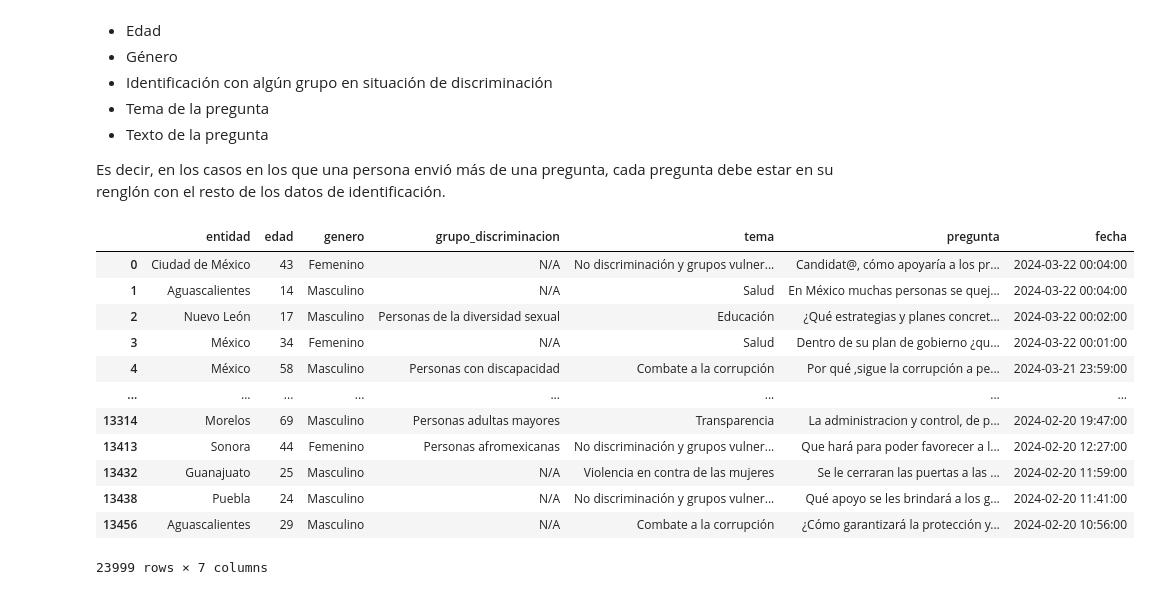
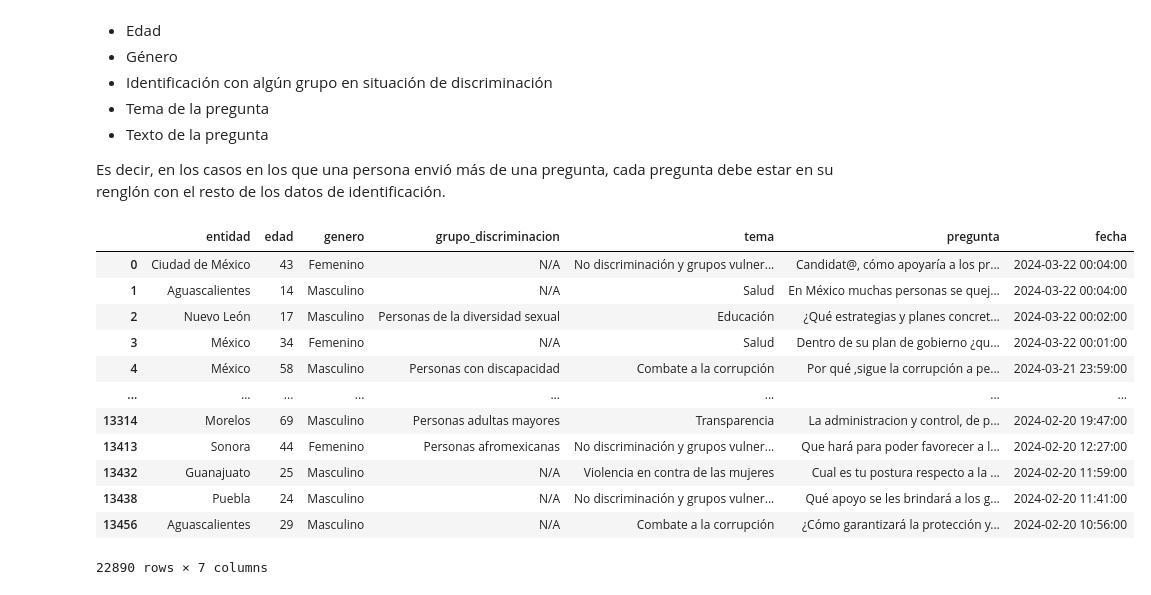
Before and after one commit to Rluthen/proyecto_mineria_p2024, a Jupyter notebook: 1_limpieza.ipynb, the cells around one changed output. Cells and saved outputs as stored; diff of their text form; code cells hidden in the pictures.

```diff
--- a/1_limpieza.ipynb
+++ b/1_limpieza.ipynb
@@ -20,6 +20,9 @@ En el caso del dataset entregado por el INE, estos principios, sobre todo el nú
 Es decir, en los casos en los que una persona envió más de una pregunta, cada pregunta debe estar en su renglón con el resto de los datos de identificación.
 # %%
 import pandas as pd
+
+def repetido(s, char):
+    return s.count(char) > 1
 
 crudo_df = pd.read_excel('./Base_PreguntasFormulario-1erDebatePresidencial2024.xlsx')
 
@@ -51,34 +54,45 @@ crudo_df.rename(columns = {
     }, inplace = True)
 
 todo_preguntas = []
 todo_preguntas.append(crudo_df[['entidad', 'edad', 'genero', 'grupo_discriminacion', 'tema','pregunta', 'fecha']])
 
 #Asignación de los Archivos a la Lista
 for idx in range(2, 6+1):
     todo_preguntas.append(crudo_df[['entidad', 'edad', 'genero', 'grupo_discriminacion', 'tema'+str(idx),'pregunta'+str(idx), 'fecha']].rename(columns={'tema'+str(idx): 'tema', 'pregunta'+str(idx): 'pregunta'}))
 
 #Concatenación de los Elementos de la Lista a un DataFrame
 limpio_df = pd.concat(todo_preguntas)
 limpio_df = limpio_df.dropna()
 
 limpio_df['grupo_discriminacion'] = limpio_df['grupo_discriminacion'].str.replace('Selecciona','N/A')
 limpio_df['fecha'] = limpio_df['fecha'].replace({'enero': '01', 'febrero': '02', 'marzo': '03', 'abril': '04', 'mayo': '05', 'junio': '06', 'julio': '07', 'agosto': '08', 'septiembre': '09', 'octubre': '10', 'noviembre': '11', 'diciembre': '12'}, regex=True)
 limpio_df['fecha'] = pd.to_datetime(limpio_df['fecha'], format='%d %m, %Y %I:%M %p')
 limpio_df.drop_duplicates(inplace=True)
+
+for index, fila in limpio_df.iterrows():
+    if repetido(fila['pregunta'], '?'):
+        pos_pregunta = fila['pregunta'].find('?')
+        restante = limpio_df.loc[index].copy()
+        restante['pregunta'] = fila['pregunta'][pos_pregunta+1:]
+        pregunta_limpia = limpio_df.loc[index].copy()
+        pregunta_limpia['pregunta'] = fila['pregunta'][:pos_pregunta+1]
+        limpio_df.loc[index] = pregunta_limpia
+        limpio_df.append(restante, ignore_index=True)
+
 display(limpio_df)
 
 limpio_df.to_csv('./Base_limpia.csv', index=False)
 # %% [output]
 |  | entidad | edad | genero | grupo_discriminacion | tema | pregunta | fecha |
 | 0 | Ciudad de México | 43 | Femenino | N/A | No discriminación y grupos vulner... | Candidat@, cómo apoyaría a los pr... | 2024-03-22 00:04:00 |
 | 1 | Aguascalientes | 14 | Masculino | N/A | Salud | En México muchas personas se quej... | 2024-03-22 00:04:00 |
 | 2 | Nuevo León | 17 | Masculino | Personas de la diversidad sexual | Educación | ¿Qué estrategias y planes concret... | 2024-03-22 00:02:00 |
 | 3 | México | 34 | Femenino | N/A | Salud | Dentro de su plan de gobierno ¿qu... | 2024-03-22 00:01:00 |
 | 4 | México | 58 | Masculino | Personas con discapacidad | Combate a la corrupción | Por qué ,sigue la corrupción a pe... | 2024-03-21 23:59:00 |
 | ... | ... | ... | ... | ... | ... | ... | ... |
 | 13314 | Morelos | 69 | Masculino | Personas adultas mayores | Transparencia | La administracion y control, de p... | 2024-02-20 19:47:00 |
 | 13413 | Sonora | 44 | Femenino | Personas afromexicanas | No discriminación y grupos vulner... | Que hará para poder favorecer a l... | 2024-02-20 12:27:00 |
-| 13432 | Guanajuato | 25 | Masculino | N/A | Violencia en contra de las mujeres | Se le cerraran las puertas a las ... | 2024-02-20 11:59:00 |
+| 13432 | Guanajuato | 25 | Masculino | N/A | Violencia en contra de las mujeres | Cual es tu postura respecto a la ... | 2024-02-20 11:59:00 |
 | 13438 | Puebla | 24 | Masculino | N/A | No discriminación y grupos vulner... | Qué apoyo se les brindará a los g... | 2024-02-20 11:41:00 |
 | 13456 | Aguascalientes | 29 | Masculino | N/A | Combate a la corrupción | ¿Cómo garantizará la protección y... | 2024-02-20 10:56:00 |
-23999 rows × 7 columns
+22890 rows × 7 columns
```
Also changed, not shown: 3 other files.
